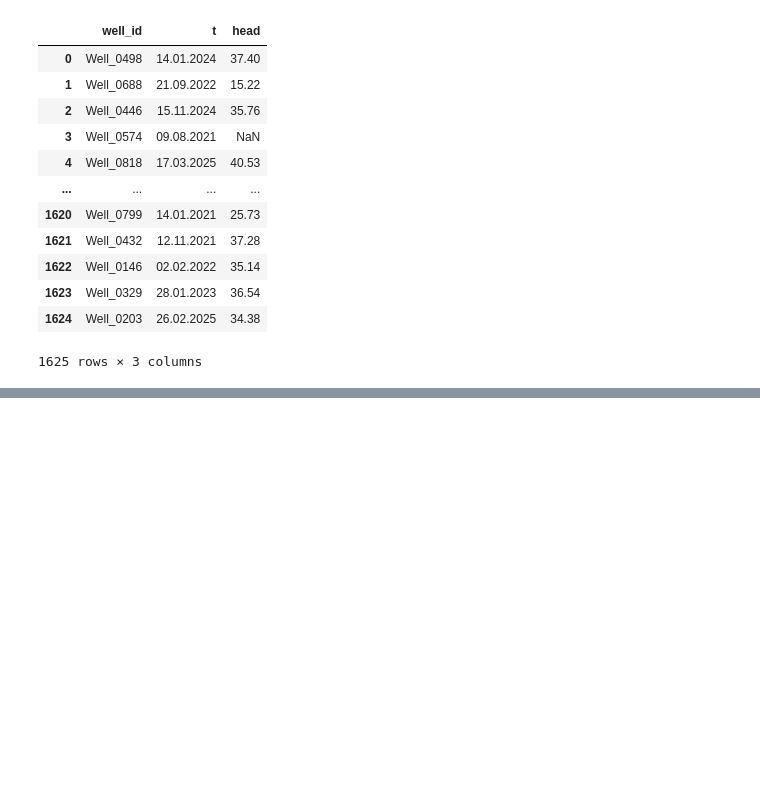
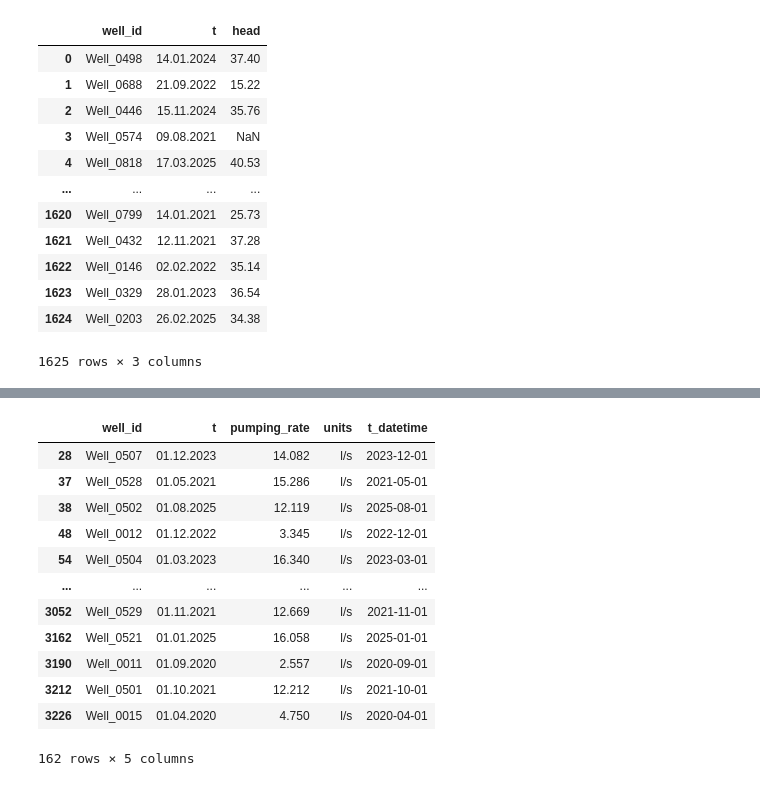
Before and after one commit to semsotsemm/ML-training, a Jupyter notebook: ML-006/notebook/01_exploration.ipynb, the cells around one changed output, grey strips where cells are left out. Drawn from its saved outputs; the diff is of its cells as text; code cells hidden in the pictures; blank space fills up the shorter version.

```diff
--- a/ML-006/notebook/01_exploration.ipynb
+++ b/ML-006/notebook/01_exploration.ipynb
@@ -287,0 +306,16 @@ df_head
+# %%
+df_pumping[(df_pumping["units"] == "l/s")]
+# %% [output]
+|  | well_id | t | pumping_rate | units | t_datetime |
+| 28 | Well_0507 | 01.12.2023 | 14.082 | l/s | 2023-12-01 |
+| 37 | Well_0528 | 01.05.2021 | 15.286 | l/s | 2021-05-01 |
+| 38 | Well_0502 | 01.08.2025 | 12.119 | l/s | 2025-08-01 |
+| 48 | Well_0012 | 01.12.2022 | 3.345 | l/s | 2022-12-01 |
+| 54 | Well_0504 | 01.03.2023 | 16.340 | l/s | 2023-03-01 |
+| ... | ... | ... | ... | ... | ... |
+| 3052 | Well_0529 | 01.11.2021 | 12.669 | l/s | 2021-11-01 |
+| 3162 | Well_0521 | 01.01.2025 | 16.058 | l/s | 2025-01-01 |
+| 3190 | Well_0011 | 01.09.2020 | 2.557 | l/s | 2020-09-01 |
+| 3212 | Well_0501 | 01.10.2021 | 12.212 | l/s | 2021-10-01 |
+| 3226 | Well_0015 | 01.04.2020 | 4.750 | l/s | 2020-04-01 |
+162 rows × 5 columns
```
Also changed, not shown: parts of 9 cells of this notebook, 2 other files.
